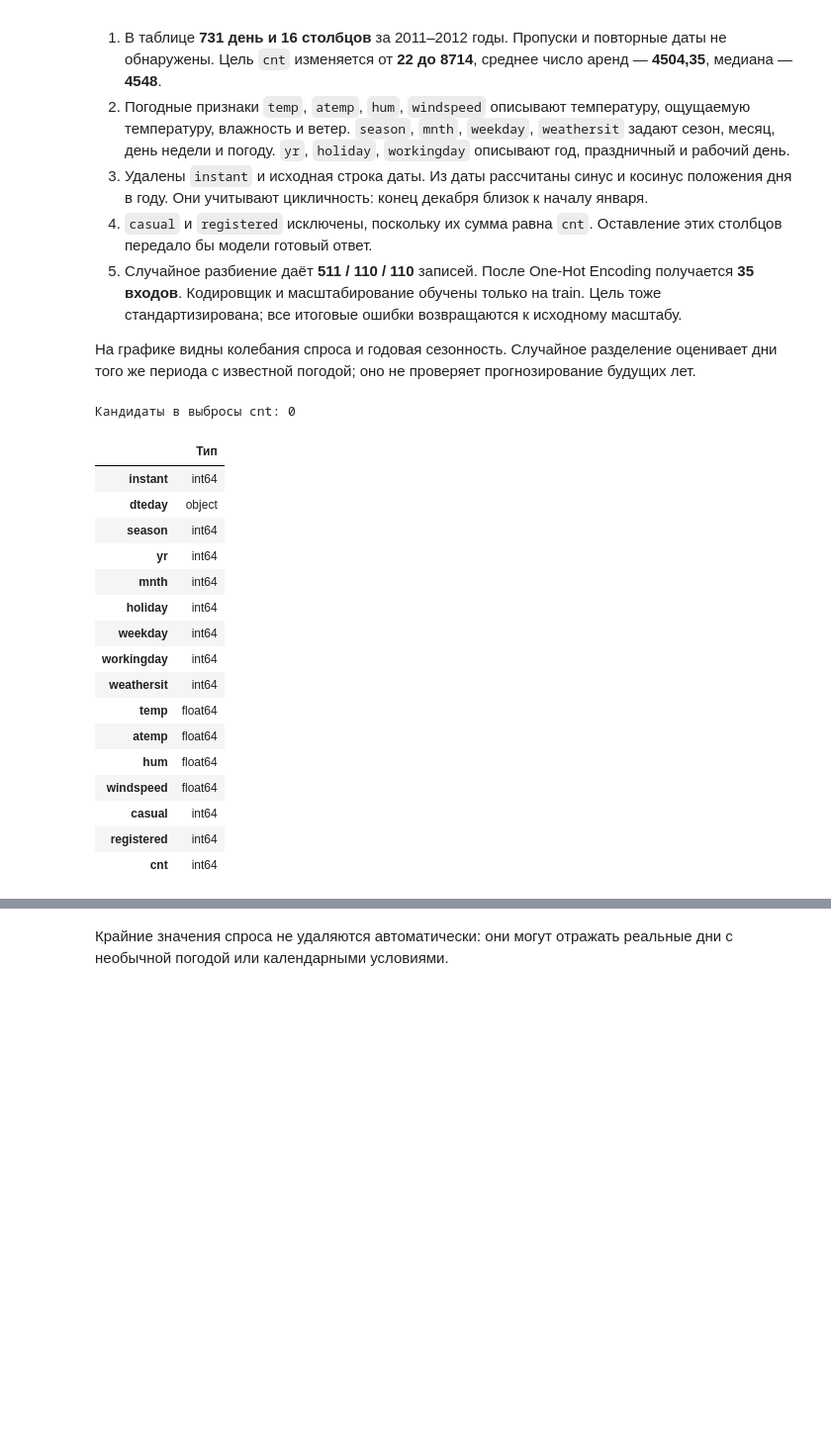
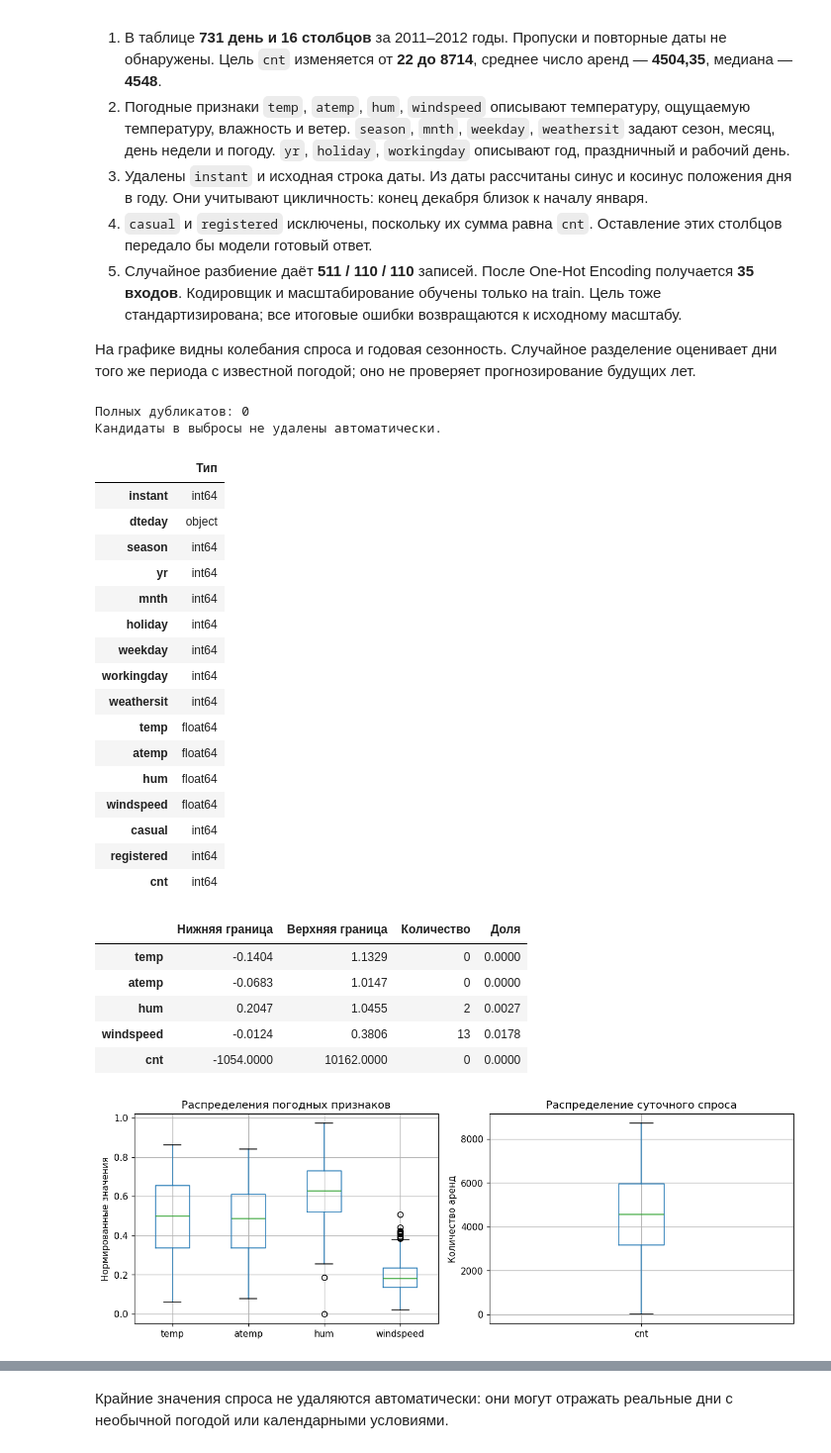
Before and after one commit to Travkova/NN_Labs, a Jupyter notebook: лаб1/данные на велосипеды.ipynb, the cells around one changed output, grey strips where cells are left out. Shown at 99% size. Cells and saved outputs as stored; diff of their text form; code cells hidden in the pictures; blank space fills up the shorter version.

```diff
--- a/лаб1/данные на велосипеды.ipynb
+++ b/лаб1/данные на велосипеды.ipynb
@@ -197,26 +213,48 @@ plt.show()
 
 На графике видны колебания спроса и годовая сезонность. Случайное разделение оценивает дни того же периода с известной погодой; оно не проверяет прогнозирование будущих лет.
 # %%
-display(bike.dtypes.to_frame("Тип"))
-q1, q3 = bike["cnt"].quantile([.25,.75])
+# Проверяем типы, дубликаты и выбросы числовых входных признаков и цели.
+display(bike.dtypes.to_frame('Тип'))
+print('Полных дубликатов:', bike.duplicated().sum())
+check_columns = ['temp', 'atemp', 'hum', 'windspeed', 'cnt']
+q1 = bike[check_columns].quantile(.25)
+q3 = bike[check_columns].quantile(.75)
 iqr = q3-q1
-print("Кандидаты в выбросы cnt:", ((bike["cnt"] < q1-1.5*iqr) | (bike["cnt"] > q3+1.5*iqr)).sum())
+lower, upper = q1-1.5*iqr, q3+1.5*iqr
+flags = bike[check_columns].lt(lower) | bike[check_columns].gt(upper)
+display(pd.DataFrame({'Нижняя граница':lower,'Верхняя граница':upper,
+    'Количество':flags.sum(),'Доля':flags.mean()}).round(4))
+fig, axes = plt.subplots(1, 2, figsize=(11,4))
+bike[['temp','atemp','hum','windspeed']].boxplot(ax=axes[0])
+axes[0].set(title='Распределения погодных признаков',ylabel='Нормированные значения')
+bike[['cnt']].boxplot(ax=axes[1])
+axes[1].set(title='Распределение суточного спроса',ylabel='Количество аренд')
+plt.tight_layout();plt.show()
+print('Кандидаты в выбросы не удалены автоматически.')
 # %% [output]
-Кандидаты в выбросы cnt: 0
+Полных дубликатов: 0
+Кандидаты в выбросы не удалены автоматически.
 |  | Тип |
 | instant | int64 |
 | dteday | object |
 | season | int64 |
 | yr | int64 |
 | mnth | int64 |
 | holiday | int64 |
 | weekday | int64 |
 | workingday | int64 |
 | weathersit | int64 |
 | temp | float64 |
 | atemp | float64 |
 | hum | float64 |
 | windspeed | float64 |
 | casual | int64 |
 | registered | int64 |
 | cnt | int64 |
+|  | Нижняя граница | Верхняя граница | Количество | Доля |
+| temp | -0.1404 | 1.1329 | 0 | 0.0000 |
+| atemp | -0.0683 | 1.0147 | 0 | 0.0000 |
+| hum | 0.2047 | 1.0455 | 2 | 0.0027 |
+| windspeed | -0.0124 | 0.3806 | 13 | 0.0178 |
+| cnt | -1054.0000 | 10162.0000 | 0 | 0.0000 |
+[figure, added]
```
Also changed, not shown: parts of 3 cells of this notebook, 1 other file.
